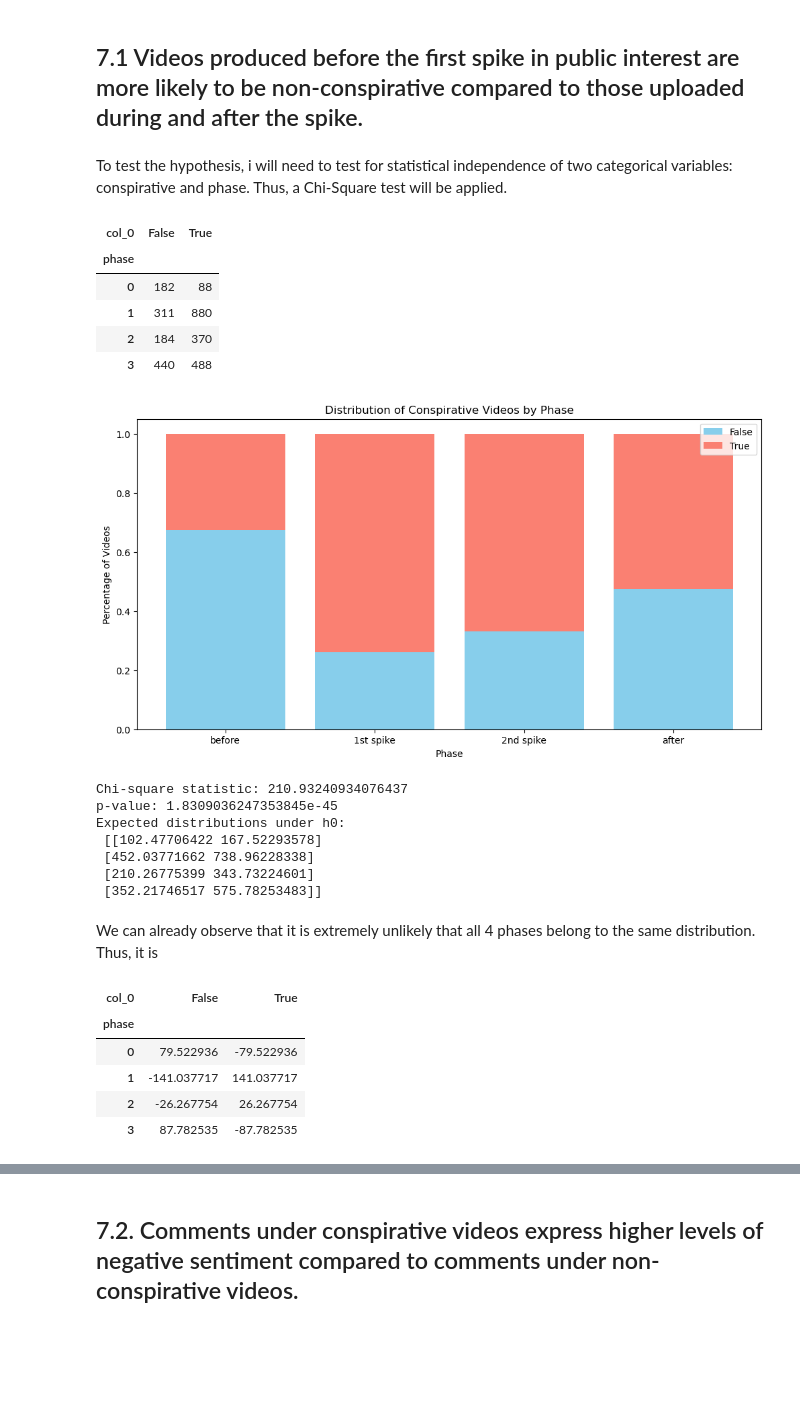
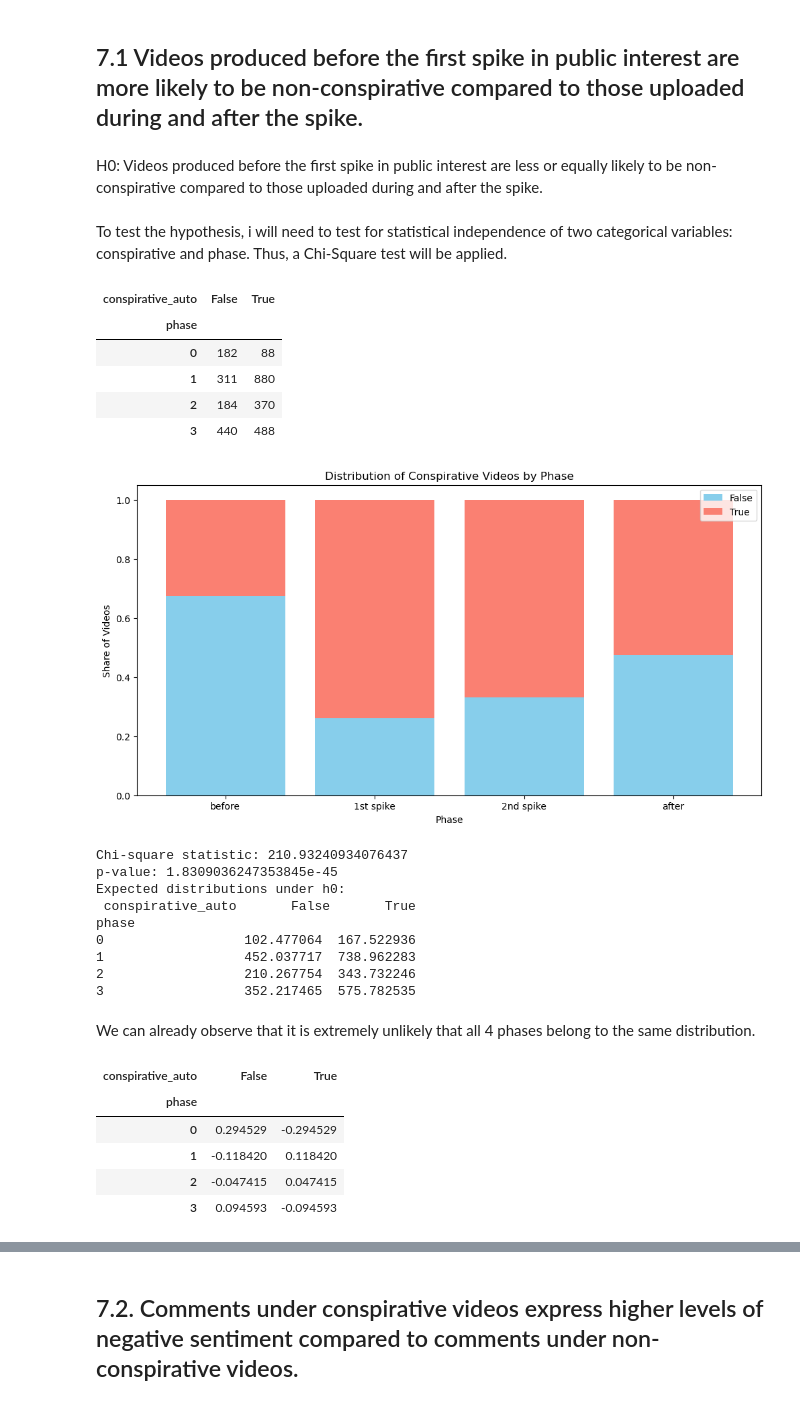
Before and after one commit to julia-king-edu/so-24_smda_project, a Jupyter notebook: 03_analysis.ipynb, the cells around one changed output, grey strips where cells are left out. Cells and saved outputs as stored; diff of their text form; code cells hidden in the pictures; blank space fills up the shorter version.

```diff
--- a/03_analysis.ipynb
+++ b/03_analysis.ipynb
@@ -18,10 +19,28 @@ import matplotlib.pyplot as plt
 
 # h1
 from scipy.stats import chi2_contingency
+# %%
+# overarching functions
+
+def row_share(df : pd.DataFrame) -> pd.DataFrame:
+    """Given a df with numeric values, converts all entries to the share of the row: cell = cell/sum(row)
+
+    Args:
+        df (pd.DataFrame): df with numeric columns only
+
+    Returns:
+        pd.DataFrame: df with the cells converted
+    """
+    return df.div(df.sum(axis = 1), axis = 0)
+
+# overarching variables
+phase_labels = ["before", "1st spike", "2nd spike", "after"]
 # %% [markdown]
 # 7. Conduct statistical analysis to test the hypotheses above.
 # %% [markdown]
 ## 7.1 Videos produced before the first spike in public interest are more likely to be non-conspirative compared to those uploaded during and after the spike.
+# %% [markdown]
+H0: Videos produced before the first spike in public interest are less or equally likely to be non-conspirative compared to those uploaded during and after the spike.
 # %% [markdown]
 To test the hypothesis, i will need to test for statistical independence of two categorical variables: conspirative and phase. Thus, a Chi-Square test will be applied.
 # %%
@@ -31,11 +50,10 @@ video_df = read_video_df()
 # %%
 # create contingency table
 
-consp_contingency = pd.crosstab(pd.Categorical(video_df["phase"]), pd.Categorical(video_df["conspirative_auto"]), margins = False)
-consp_contingency.index.names = ["phase"]
-consp_contingency
+h1_contingency = pd.crosstab(video_df["phase"],video_df["conspirative_auto"], margins = False)
+h1_contingency
 # %% [output]
-| col_0 | False | True |
+| conspirative_auto | False | True |
 | phase |  |  |
 | 0 | 182 | 88 |
 | 1 | 311 | 880 |
@@ -46,43 +62,48 @@ consp_percent = consp_contingency.div(consp_contingency.sum(axis = 1), axis = 0)
+# %%
+h1_shares = row_share(h1_contingency)
 # %%
 # plot share of conspirative videos per phase
-consp_phases = ["before", "1st spike", "2nd spike", "after"]
-
 plt.figure(figsize = (12, 6))
-plt.bar(consp_phases, consp_percent[False], label = "False", color = "skyblue")
-plt.bar(consp_phases, consp_percent[True], bottom = consp_percent[False], label = "True", color = "salmon")
+plt.bar(phase_labels, h1_shares[False], label = "False", color = "skyblue")
+plt.bar(phase_labels, h1_shares[True], bottom = h1_shares[False], label = "True", color = "salmon")
 
 # Labels and title
 plt.xlabel("Phase")
-plt.ylabel("Percentage of Videos")
+plt.ylabel("Share of Videos")
 plt.title("Distribution of Conspirative Videos by Phase")
 plt.legend()
 
 # Show plot
 plt.show()
 # %% [output]
-[figure, old version]
+[figure, new version]
 # %%
-chi2, p, dof, expected = chi2_contingency(consp_contingency)
+h1_chi2, h1_p, h1_dof, h1_expected = chi2_contingency(h1_contingency)
+h1_expected = pd.DataFrame(h1_expected, index = h1_contingency.index, columns = h1_contingency.columns)
 
-print("Chi-square statistic:", chi2)
-print("p-value:", p)
-print("Expected distributions under h0: \n", expected)
+print("Chi-square statistic:", h1_chi2)
+print("p-value:", h1_p)
+print("Expected distributions under h0: \n", h1_expected)
 # %% [output]
 Chi-square statistic: 210.93240934076437
 p-value: 1.8309036247353845e-45
 Expected distributions under h0:
- [[102.47706422 167.52293578]
- [452.03771662 738.96228338]
- [210.26775399 343.73224601]
- [352.21746517 575.78253483]]
+ conspirative_auto       False       True
+phase
+0                  102.477064  167.522936
+1                  452.037717  738.962283
+2                  210.267754  343.732246
+3                  352.217465  575.782535
 # %% [markdown]
-We can already observe that it is extremely unlikely that all 4 phases belong to the same distribution. Thus, it is
+We can already observe that it is extremely unlikely that all 4 phases belong to the same distribution.
-# %%
-consp_contingency - pd.DataFrame(expected)
-# %% [output]
-| col_0 | False | True |
-| phase |  |  |
-| 0 | 79.522936 | -79.522936 |
-| 1 | -141.037717 | 141.037717 |
-| 2 | -26.267754 | 26.267754 |
-| 3 | 87.782535 | -87.782535 |
+# %%
+# print percent deviations from expected when assuming independence
+
+h1_shares - row_share(h1_expected)
+# %% [output]
+| conspirative_auto | False | True |
+| phase |  |  |
+| 0 | 0.294529 | -0.294529 |
+| 1 | -0.118420 | 0.118420 |
+| 2 | -0.047415 | 0.047415 |
+| 3 | 0.094593 | -0.094593 |
```
Also changed, not shown: parts of 18 cells of this notebook, 3 other files.
